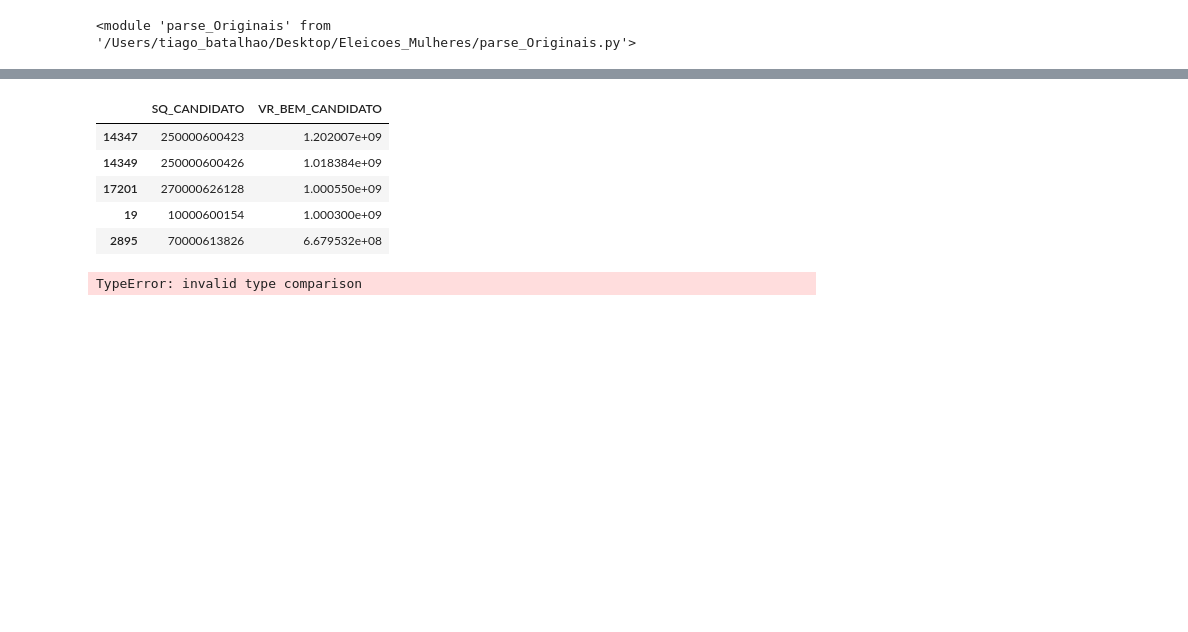
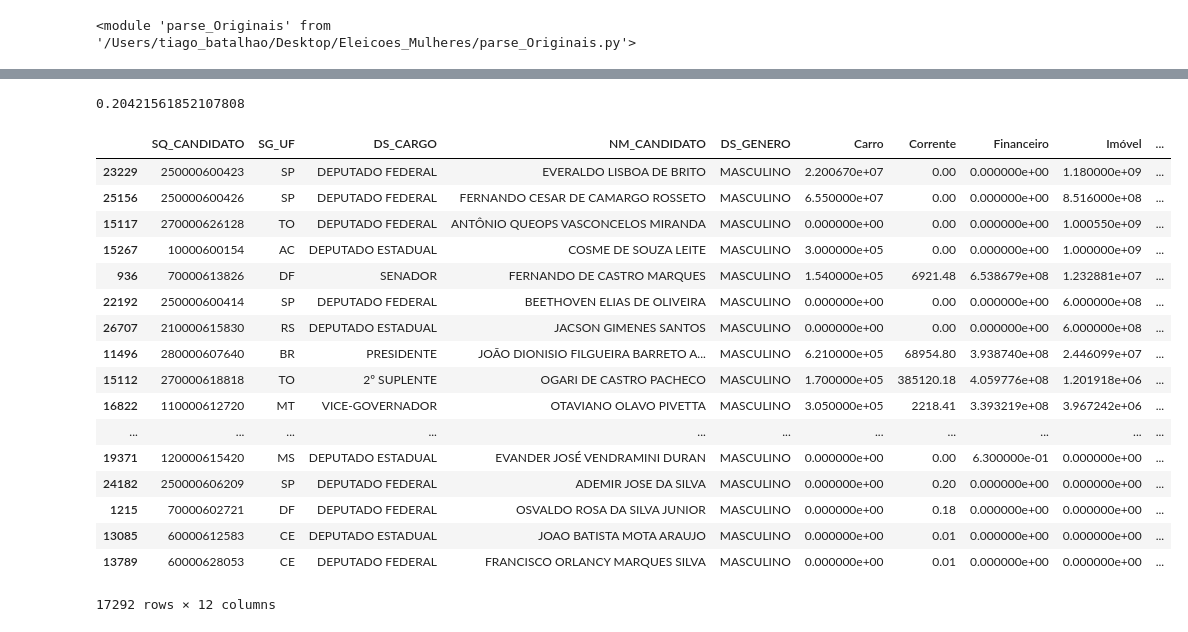
Before and after one commit to tiagobatalhao-luizalabs/Eleicoes, a Jupyter notebook: Exploratorio.ipynb, the cells around one changed output, grey strips where cells are left out. Saved outputs shown, nothing was run; the diff lists cells and outputs as text; code cells hidden in the pictures; blank space fills up the shorter version.

```diff
--- a/Exploratorio.ipynb
+++ b/Exploratorio.ipynb
@@ -23,4 +291,4 @@ dados_cassacao = pandas.read_csv('Arquivos_parseados/Dados_cassacao.csv.gz')
 # %%
-bens_totais = dados_bens.groupby('SQ_CANDIDATO', as_index=False).agg({
+bens = dados_bens.groupby(['SQ_CANDIDATO','Tipo'], as_index=False).agg({
     'VR_BEM_CANDIDATO': 'sum',
 })
@@ -30,0 +295,22 @@ max(bens_totais['VR_BEM_CANDIDATO'])
+# %%
+bens_por_tipo = bens.pivot_table('VR_BEM_CANDIDATO', 'SQ_CANDIDATO', 'Tipo').fillna(0)
+bens_total = dados_bens.groupby('SQ_CANDIDATO', as_index=False).agg({
+    'VR_BEM_CANDIDATO': 'sum',
+}).rename({'VR_BEM_CANDIDATO':'Total'}, axis=1)
+bens_por_tipo = bens_por_tipo.merge(bens_total,on='SQ_CANDIDATO',how='left')
+# %%
+bens_candidatos_por_tipo = dados_candidatos[[
+    'SQ_CANDIDATO',
+    'SG_UF',
+    'DS_CARGO',
+    'NM_CANDIDATO',
+    'DS_GENERO'
+]].merge(
+    bens_por_tipo,
+    how='left',
+    on='SQ_CANDIDATO'
+)
+# %%
+bens_candidatos_por_tipo['Disponivel'] = bens_candidatos_por_tipo.apply(lambda x:
+    x['Financeiro']+x['Corrente']+x['Outros'], axis=1).fillna(0)
+bens_candidatos_por_tipo = bens_candidatos_por_tipo[bens_candidatos_por_tipo['Total']>0]
@@ -31,13 +381,27 @@ max(bens_totais['VR_BEM_CANDIDATO'])
+# %%
+cands_h = sum(cands['DS_GENERO']=='MASCULINO')
+cands_m = sum(cands['DS_GENERO']=='FEMININO')
+print(cands_m/(cands_m+cands_h))
+# %% [output]
+0.20421561852107808
 # %%
-bens_totais.sort_values('VR_BEM_CANDIDATO', ascending=False).head()
+bens_candidatos_por_tipo.sort_values(by='Total',ascending=False)
 # %% [output]
-|  | SQ_CANDIDATO | VR_BEM_CANDIDATO |
-| 14347 | 250000600423 | 1.202007e+09 |
-| 14349 | 250000600426 | 1.018384e+09 |
-| 17201 | 270000626128 | 1.000550e+09 |
-| 19 | 10000600154 | 1.000300e+09 |
-| 2895 | 70000613826 | 6.679532e+08 |
+|  | SQ_CANDIDATO | SG_UF | DS_CARGO | NM_CANDIDATO | DS_GENERO | Carro | Corrente | Financeiro | Imóvel | ... |
+| 23229 | 250000600423 | SP | DEPUTADO FEDERAL | EVERALDO LISBOA DE BRITO | MASCULINO | 2.200670e+07 | 0.00 | 0.000000e+00 | 1.180000e+09 | ... |
+| 25156 | 250000600426 | SP | DEPUTADO FEDERAL | FERNANDO CESAR DE CAMARGO ROSSETO | MASCULINO | 6.550000e+07 | 0.00 | 0.000000e+00 | 8.516000e+08 | ... |
+| 15117 | 270000626128 | TO | DEPUTADO FEDERAL | ANTÔNIO QUEOPS VASCONCELOS MIRANDA | MASCULINO | 0.000000e+00 | 0.00 | 0.000000e+00 | 1.000550e+09 | ... |
+| 15267 | 10000600154 | AC | DEPUTADO ESTADUAL | COSME DE SOUZA LEITE | MASCULINO | 3.000000e+05 | 0.00 | 0.000000e+00 | 1.000000e+09 | ... |
+| 936 | 70000613826 | DF | SENADOR | FERNANDO DE CASTRO MARQUES | MASCULINO | 1.540000e+05 | 6921.48 | 6.538679e+08 | 1.232881e+07 | ... |
+| 22192 | 250000600414 | SP | DEPUTADO FEDERAL | BEETHOVEN ELIAS DE OLIVEIRA | MASCULINO | 0.000000e+00 | 0.00 | 0.000000e+00 | 6.000000e+08 | ... |
+| 26707 | 210000615830 | RS | DEPUTADO ESTADUAL | JACSON GIMENES SANTOS | MASCULINO | 0.000000e+00 | 0.00 | 0.000000e+00 | 6.000000e+08 | ... |
+| 11496 | 280000607640 | BR | PRESIDENTE | JOÃO DIONISIO FILGUEIRA BARRETO A... | MASCULINO | 6.210000e+05 | 68954.80 | 3.938740e+08 | 2.446099e+07 | ... |
+| 15112 | 270000618818 | TO | 2º SUPLENTE | OGARI DE CASTRO PACHECO | MASCULINO | 1.700000e+05 | 385120.18 | 4.059776e+08 | 1.201918e+06 | ... |
+| 16822 | 110000612720 | MT | VICE-GOVERNADOR | OTAVIANO OLAVO PIVETTA | MASCULINO | 3.050000e+05 | 2218.41 | 3.393219e+08 | 3.967242e+06 | ... |
+| ... | ... | ... | ... | ... | ... | ... | ... | ... | ... | ... |
+| 19371 | 120000615420 | MS | DEPUTADO ESTADUAL | EVANDER JOSÉ VENDRAMINI DURAN | MASCULINO | 0.000000e+00 | 0.00 | 6.300000e-01 | 0.000000e+00 | ... |
+| 24182 | 250000606209 | SP | DEPUTADO FEDERAL | ADEMIR JOSE DA SILVA | MASCULINO | 0.000000e+00 | 0.20 | 0.000000e+00 | 0.000000e+00 | ... |
+| 1215 | 70000602721 | DF | DEPUTADO FEDERAL | OSVALDO ROSA DA SILVA JUNIOR | MASCULINO | 0.000000e+00 | 0.18 | 0.000000e+00 | 0.000000e+00 | ... |
+| 13085 | 60000612583 | CE | DEPUTADO ESTADUAL | JOAO BATISTA MOTA ARAUJO | MASCULINO | 0.000000e+00 | 0.01 | 0.000000e+00 | 0.000000e+00 | ... |
+| 13789 | 60000628053 | CE | DEPUTADO FEDERAL | FRANCISCO ORLANCY MARQUES SILVA | MASCULINO | 0.000000e+00 | 0.01 | 0.000000e+00 | 0.000000e+00 | ... |
+17292 rows × 12 columns
-# %%
-dados_bens[dados_bens['SQ_CANDIDATO']=='250000600426']
-# %% [output]
-TypeError: invalid type comparison
```
Also changed, not shown: parts of 32 cells of this notebook.
